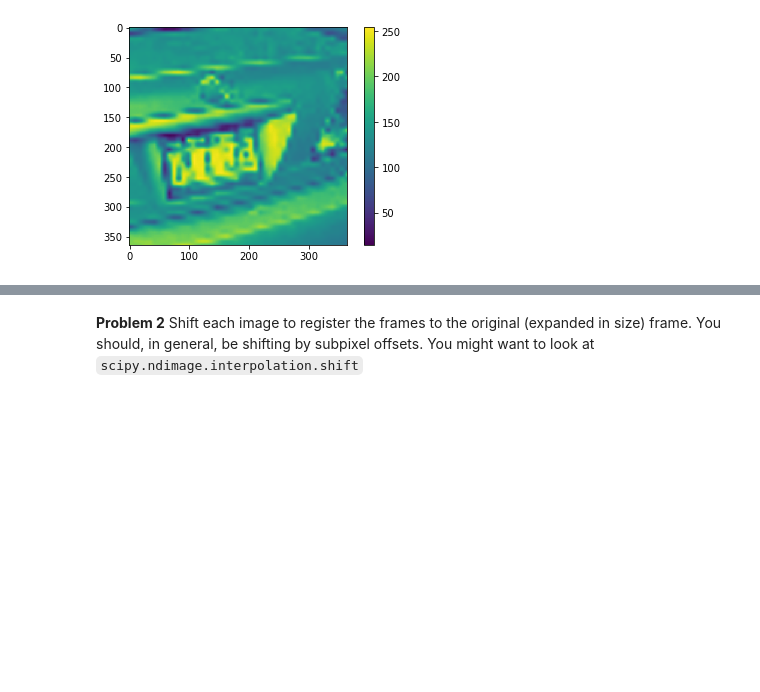
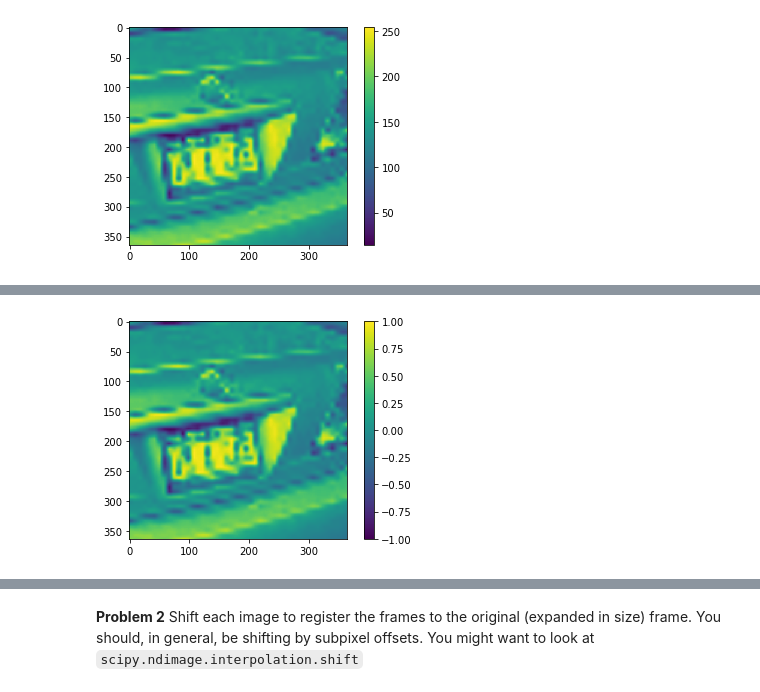
Before and after one commit to christianhbye/python_ay_250_hw, a Jupyter notebook: hw_1/hw_1_assignment.ipynb, the cells around one changed output, grey strips where cells are left out. Drawn from its saved outputs; the diff is of its cells as text; code cells hidden in the pictures; blank space fills up the shorter version.

```diff
--- a/hw_1/hw_1_assignment.ipynb
+++ b/hw_1/hw_1_assignment.ipynb
@@ -119,3 +133,11 @@ offsets=np.zeros((N_images, 2))  # array of offsets along each dimension
+# %%
+# the image looks the same, but note the colorbar
+plt.figure()
+plt.imshow(normalize_image(cropped), interpolation='none')
+plt.colorbar()
+plt.show()
+# %% [output]
+[figure, added]
 # %%
 for i in range(N_images):  # loop over images
     im_path='./data/Data/im2-'+str(i)+'.png'
```
Also changed, not shown: parts of 13 cells of this notebook.
